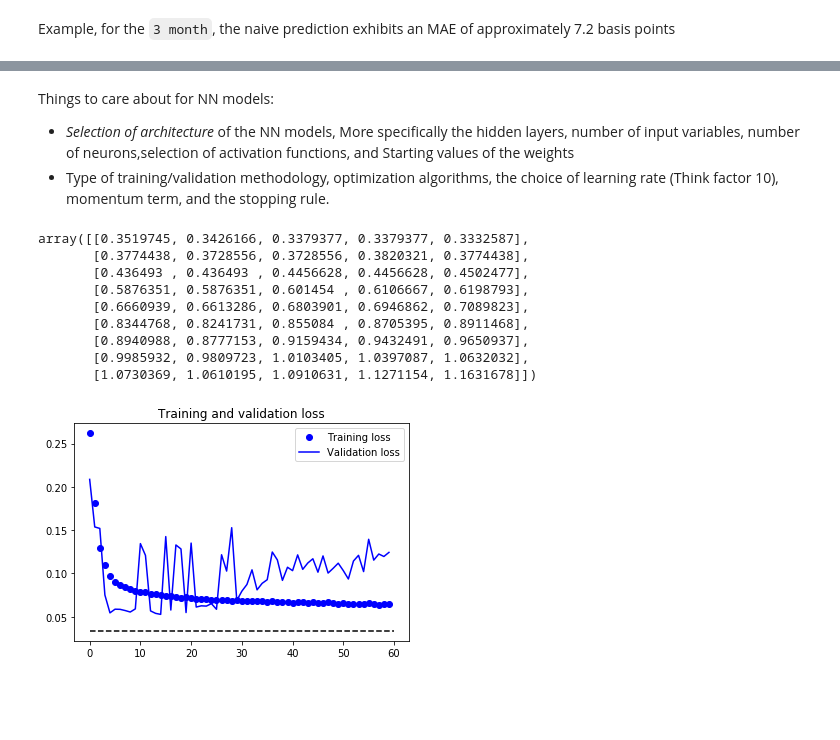
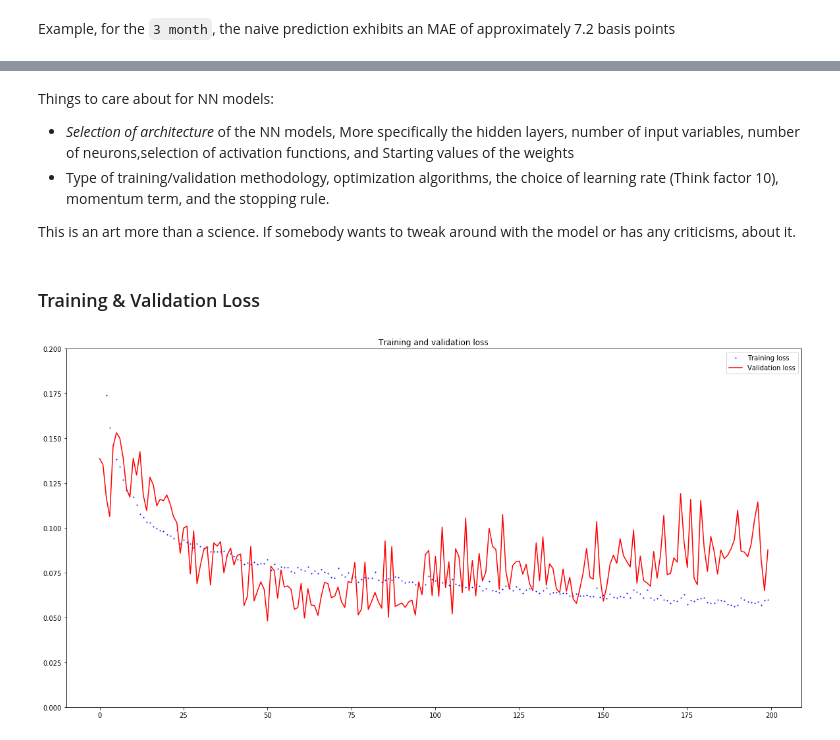
Before and after one commit to NicholasOgawa/EconML, a Jupyter notebook: CreditSpreads.ipynb, the cells around one changed output, grey strips where cells are left out. Drawn from its saved outputs; the diff is of its cells as text; code cells hidden in the pictures; blank space fills up the shorter version.

Commit message:
Visuale finalized, change X axis to datetime

```diff
--- a/CreditSpreads.ipynb
+++ b/CreditSpreads.ipynb
@@ -379,5 +465,5 @@ How about predicting the next 5 days of the yield curve. At time index `t`, will
 # %%
-def naive_prediction(arr, steps):
+def naive_prediction_mae(arr, steps):
     '''
     arr- Training Array
     steps - How many steps to predict
@@ -388,8 +474,8 @@ def naive_prediction(arr, steps):
     agg_maes = []
     for i in range(1,len(Xtrain)-steps + 1):
         idx = i-1
-        ypred = np.array([Xtrain[idx ,:,0]]* steps) #Shape of (5,9). Each row of the array will be the same.
-        y = np.array([Xtrain[i:i + steps,:,0],]) # Shape of (5, 9)
+        ypred = np.array([Xtrain[idx ,:,-1]]* steps) #Shape of (5,9). Each row of the array will be the same.
+        y = np.array([Xtrain[i:i + steps,:,-1],]) # Shape of (5, 9)
         mae =np.mean(np.abs(y - ypred), axis = 0)# Return mean of each column, now (1,9)
         agg_maes.append(mae)
         mae_pred = np.mean(agg_maes, axis = 0)
@@ -397,5 +488,5 @@ def naive_prediction(arr, steps):
 # %%
-naive_error = naive_prediction(Xtrain, 5)
+naive_error = naive_prediction_mae(Xtrain, 5)
 # %%
 np.set_printoptions(suppress=True,precision = 7) #Not in scientific notation
 # %%
@@ -453,6 +535,6 @@ model.add(LSTM(units = 64,return_sequences=True,input_shape=Xtrain.shape[-2:]))
 model.add(Dropout(0.2))
 model.add(LSTM(units = 64,activation ='sigmoid',return_sequences=True,input_shape=Xtrain.shape[-2:]))
 model.add(Dense(5))
-model.compile(optimizer='rmsprop', loss=tf.keras.losses.MeanAbsoluteError())
+model.compile(optimizer=RMSprop(learning_rate = 0.001, momentum = 0.5),loss=tf.keras.losses.MeanAbsoluteError())
 print(model.summary())
 # %% [output]
@@ -474,9 +556,7 @@ Non-trainable params: 0
 _________________________________________________________________
 None
 # %%
-epoch_ = 60
-
+epoch_ = 200
 early_stopping = EarlyStopping(monitor='loss', patience = 40, restore_best_weights=True)
-
-history = model.fit(Xtrain,Ytrain,epochs=epoch_, callbacks=[early_stopping],  validation_split=0.1, shuffle=False)
+history = model.fit(Xtrain,Ytrain,epochs=epoch_, callbacks=[early_stopping],  validation_split=0.1, shuffle=False, verbose = 2)
 # %% [output]
@@ -502,15 +582,5 @@ Things to care about for NN models:
 
 - *Selection of architecture* of the NN models, More specifically the hidden layers, number of input variables, number of neurons,selection of activation functions, and Starting values of the weights
 - Type of training/validation methodology, optimization algorithms, the choice of learning rate (Think factor 10), momentum term, and the stopping rule.
+
+This is an art more than a science. If somebody wants to tweak around with the model or has any criticisms, about it.
-# %%
-Ytrain[0]
-# %% [output]
-array([[0.3519745, 0.3426166, 0.3379377, 0.3379377, 0.3332587],
-       [0.3774438, 0.3728556, 0.3728556, 0.3820321, 0.3774438],
-       [0.436493 , 0.436493 , 0.4456628, 0.4456628, 0.4502477],
-       [0.5876351, 0.5876351, 0.601454 , 0.6106667, 0.6198793],
-       [0.6660939, 0.6613286, 0.6803901, 0.6946862, 0.7089823],
-       [0.8344768, 0.8241731, 0.855084 , 0.8705395, 0.8911468],
-       [0.8940988, 0.8777153, 0.9159434, 0.9432491, 0.9650937],
-       [0.9985932, 0.9809723, 1.0103405, 1.0397087, 1.0632032],
-       [1.0730369, 1.0610195, 1.0910631, 1.1271154, 1.1631678]])
@@ -519,16 +587,17 @@ epoch_ = 60
-# %%
-loss = history.history['loss']
-val_loss = history.history['val_loss']
-
-epochs = range(len(loss))
-
-plt.figure()
-plt.plot(epochs, loss, 'bo', label='Training loss')
-plt.plot(epochs, val_loss, 'b', label='Validation loss')
-plt.title('Training and validation loss')
-plt.hlines(y=naive_pred, colors='black', linestyles='--', data = df, xmin=0, xmax=epoch_)
-plt.legend()
-
-plt.show()
-# %% [output]
-[figure, removed]
+# %% [markdown]
+### Training & Validation Loss
+# %%
+plt.figure(figsize=(20,10))
+loss = history.history['loss']
+val_loss = history.history['val_loss']
+epoch_ = range(len(loss))
+plt.hlines(y=naive_pred, colors='black', linestyles='--', xmin=0, xmax=epoch_)
+plt.plot(epoch_, loss, 'bo', markersize = 1,label='Training loss')
+plt.plot(epoch_, val_loss, 'b', label='Validation loss', color = 'red')
+plt.title('Training and validation loss')
+plt.ylim([0, 0.2])
+plt.legend()
+
+plt.show()
+# %% [output]
+[figure, added]
```
Also changed, not shown: parts of 41 cells of this notebook.
